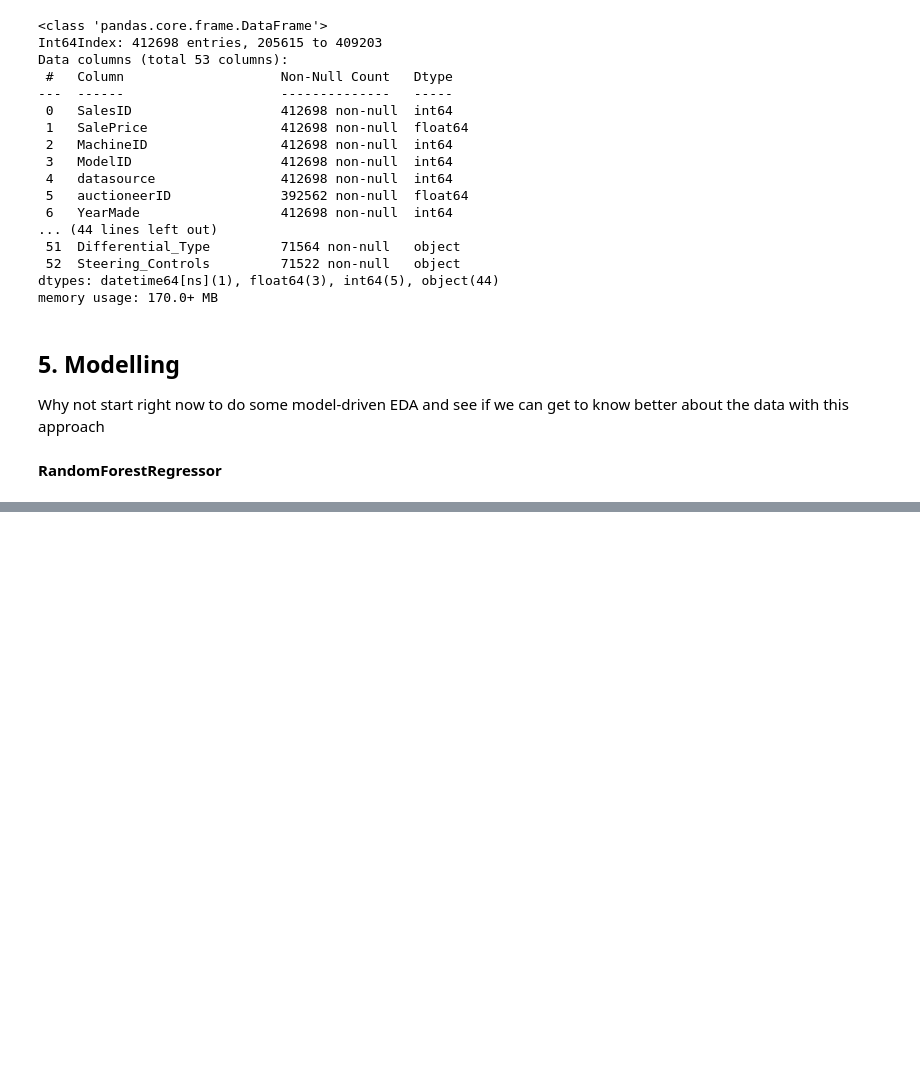
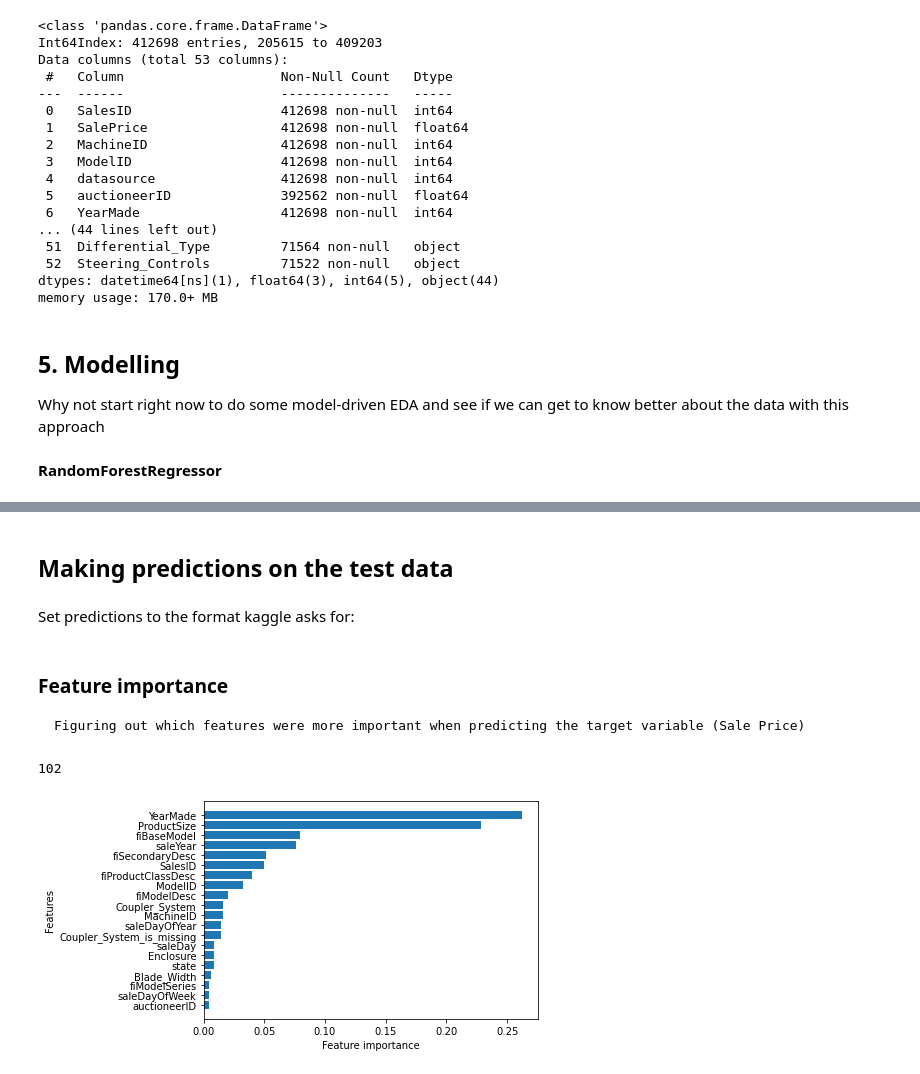
Before and after one commit to nachozobian/bulldozer-saleprice-regressor, a Jupyter notebook: bulldozer-prices-forecasting.ipynb, the cells around one changed output, grey strips where cells are left out. Saved outputs shown, nothing was run; the diff lists cells and outputs as text; code cells hidden in the pictures; blank space fills up the shorter version.

Commit message:
Final Commit
End to end bulldozer price predictor machine learning project using a RandomForestRegressor from sklearn.

```diff
--- a/bulldozer-prices-forecasting.ipynb
+++ b/bulldozer-prices-forecasting.ipynb
@@ -280,0 +297,4 @@ RandomForestRegressor(n_jobs=-1, random_state=42)
+# %%
+# X and Y split
+X_train, y_train = df_train.drop("SalePrice", axis = 1), df_train["SalePrice"]
+X_valid, y_valid = df_val.drop("SalePrice", axis = 1), df_val["SalePrice"]
@@ -280,0 +344,16 @@ RandomForestRegressor(n_jobs=-1, random_state=42)
+# %%
+## Hyperparameter tuning with RandomizedSearchCV
+from sklearn.model_selection import RandomizedSearchCV
+##Different RandomForestRegressor hyperparameters
+rf_grid = {"n_estimators": np.arange(10, 100, 10),
+          "max_depth": [None, 3, 5, 10],
+          "min_samples_split": np.arange(2,20,2),
+          "max_features": [0.5, 1, "sqrt", "auto"],
+          "max_samples": [10000]}
+rs_model = RandomizedSearchCV(RandomForestRegressor(n_jobs = -1,
+                                                   random_state = 42),
+                             param_distributions = rf_grid,
+                             n_iter = 100,
+                             cv = 5,
+                             verbose = True)
+rs_model.fit(X_train, y_train)
@@ -280,0 +390,11 @@ RandomForestRegressor(n_jobs=-1, random_state=42)
+# %%
+#Ideal model according to RandomizedSearchCV with 100 iterations
+ideal_model = RandomForestRegressor(n_estimators = 90,
+                                   min_samples_leaf =1,
+                                   min_samples_split=4,
+                                   max_features='auto',
+                                   n_jobs=-1,
+                                   max_samples = None,
+                                   random_state= 42)
+#Fit the ideal model
+ideal_model.fit(X_train, y_train)
@@ -280,0 +454,2 @@ RandomForestRegressor(n_jobs=-1, random_state=42)
+# %% [markdown]
+## Making predictions on the test data
@@ -280,0 +458,2 @@ RandomForestRegressor(n_jobs=-1, random_state=42)
+# %% [markdown]
+Set predictions to the format kaggle asks for:
@@ -280,0 +465,22 @@ RandomForestRegressor(n_jobs=-1, random_state=42)
+# %% [markdown]
+### Feature importance
+    Figuring out which features were more important when predicting the target variable (Sale Price)
+# %%
+len(ideal_model.feature_importances_)
+# %% [output]
+102
+# %%
+def plot_features(columns, importances, n = 20):
+    df = (pd.DataFrame({"features": columns,
+                       "feature_importances": importances})
+            .sort_values("feature_importances", ascending=False)
+            .reset_index(drop = True))
+    fig, ax = plt.subplots()
+    ax.barh(df["features"][:n], df["feature_importances"][:n])
+    ax.set_ylabel("Features")
+    ax.set_xlabel("Feature importance")
+    ax.invert_yaxis()
+# %%
+plot_features(X_train.columns, ideal_model.feature_importances_)
+# %% [output]
+[figure, added]
```
Also changed, not shown: parts of 21 cells of this notebook.
